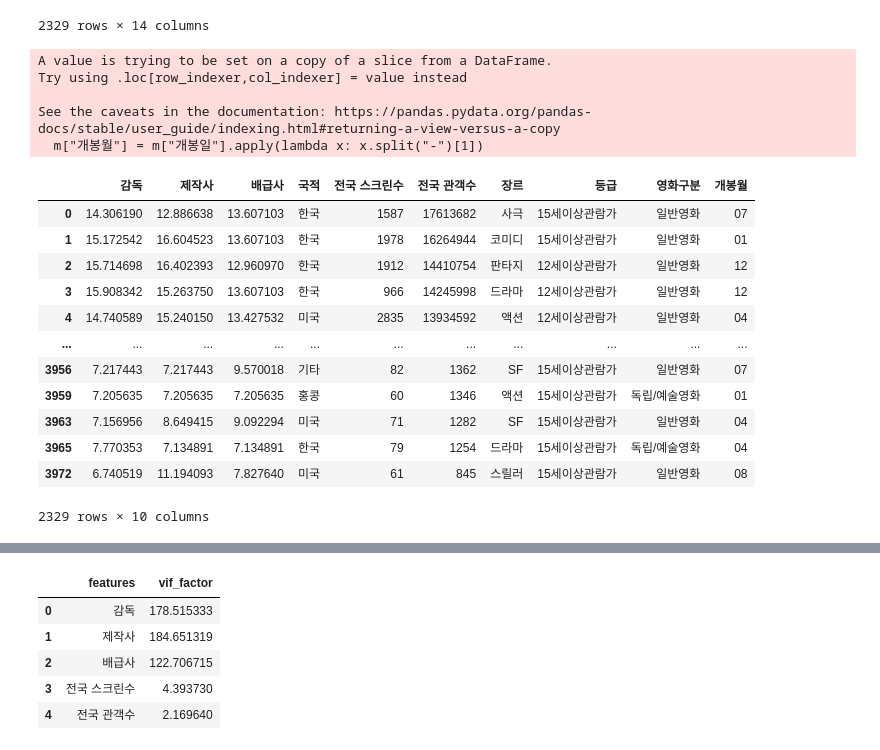
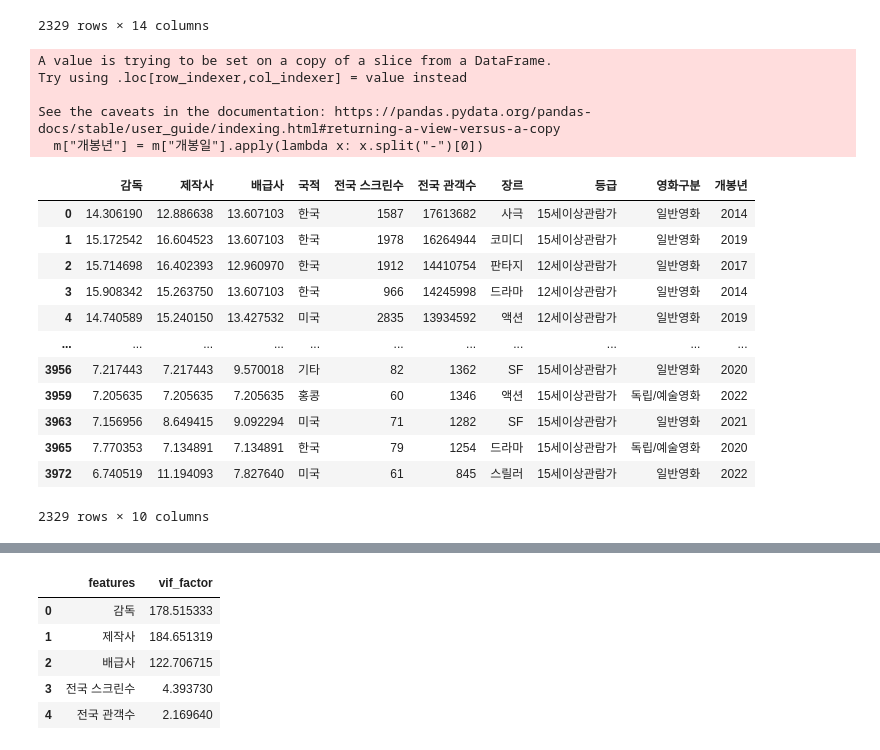
Before and after one commit to Dacon-ai-RunningFive/Dacon-AI, a Jupyter notebook: movie/notebooks/preprocessing/preprocessing2.ipynb, the cells around one changed output, grey strips where cells are left out. Cells and saved outputs as stored; diff of their text form; code cells hidden in the pictures.

```diff
--- a/movie/notebooks/preprocessing/preprocessing2.ipynb
+++ b/movie/notebooks/preprocessing/preprocessing2.ipynb
@@ -101,31 +101,31 @@ See the caveats in the documentation: https://pandas.pydata.org/pandas-docs/stab
 | 3972 | 락다운 213주 | 6.740519 | 11.194093 | 7.827640 | 2022-08-31 | 미국 | 61 | 7.664799e+06 | 845 | 3.573900e+06 | 381 | ... |
 2329 rows × 14 columns
 # %%
-# 개봉일에서 개봉월만 추출
-m["개봉월"] = m["개봉일"].apply(lambda x: x.split("-")[1])
+# 개봉일에서 개봉년만 추출
+m["개봉년"] = m["개봉일"].apply(lambda x: x.split("-")[0])
 
 # 영화명, 개봉일 컬럼 삭제
 m = m.drop(["영화명", "개봉일", "전국 매출액", "서울 매출액", "서울 관객수"], axis=1)
 
 m
 # %% [output]
 A value is trying to be set on a copy of a slice from a DataFrame.
 Try using .loc[row_indexer,col_indexer] = value instead
 
 See the caveats in the documentation: https://pandas.pydata.org/pandas-docs/stable/user_guide/indexing.html#returning-a-view-versus-a-copy
-  m["개봉월"] = m["개봉일"].apply(lambda x: x.split("-")[1])
+  m["개봉년"] = m["개봉일"].apply(lambda x: x.split("-")[0])
-|  | 감독 | 제작사 | 배급사 | 국적 | 전국 스크린수 | 전국 관객수 | 장르 | 등급 | 영화구분 | 개봉월 |
-| 0 | 14.306190 | 12.886638 | 13.607103 | 한국 | 1587 | 17613682 | 사극 | 15세이상관람가 | 일반영화 | 07 |
-| 1 | 15.172542 | 16.604523 | 13.607103 | 한국 | 1978 | 16264944 | 코미디 | 15세이상관람가 | 일반영화 | 01 |
-| 2 | 15.714698 | 16.402393 | 12.960970 | 한국 | 1912 | 14410754 | 판타지 | 12세이상관람가 | 일반영화 | 12 |
-| 3 | 15.908342 | 15.263750 | 13.607103 | 한국 | 966 | 14245998 | 드라마 | 12세이상관람가 | 일반영화 | 12 |
-| 4 | 14.740589 | 15.240150 | 13.427532 | 미국 | 2835 | 13934592 | 액션 | 12세이상관람가 | 일반영화 | 04 |
+|  | 감독 | 제작사 | 배급사 | 국적 | 전국 스크린수 | 전국 관객수 | 장르 | 등급 | 영화구분 | 개봉년 |
+| 0 | 14.306190 | 12.886638 | 13.607103 | 한국 | 1587 | 17613682 | 사극 | 15세이상관람가 | 일반영화 | 2014 |
+| 1 | 15.172542 | 16.604523 | 13.607103 | 한국 | 1978 | 16264944 | 코미디 | 15세이상관람가 | 일반영화 | 2019 |
+| 2 | 15.714698 | 16.402393 | 12.960970 | 한국 | 1912 | 14410754 | 판타지 | 12세이상관람가 | 일반영화 | 2017 |
+| 3 | 15.908342 | 15.263750 | 13.607103 | 한국 | 966 | 14245998 | 드라마 | 12세이상관람가 | 일반영화 | 2014 |
+| 4 | 14.740589 | 15.240150 | 13.427532 | 미국 | 2835 | 13934592 | 액션 | 12세이상관람가 | 일반영화 | 2019 |
 | ... | ... | ... | ... | ... | ... | ... | ... | ... | ... | ... |
-| 3956 | 7.217443 | 7.217443 | 9.570018 | 기타 | 82 | 1362 | SF | 15세이상관람가 | 일반영화 | 07 |
-| 3959 | 7.205635 | 7.205635 | 7.205635 | 홍콩 | 60 | 1346 | 액션 | 15세이상관람가 | 독립/예술영화 | 01 |
-| 3963 | 7.156956 | 8.649415 | 9.092294 | 미국 | 71 | 1282 | SF | 15세이상관람가 | 일반영화 | 04 |
-| 3965 | 7.770353 | 7.134891 | 7.134891 | 한국 | 79 | 1254 | 드라마 | 15세이상관람가 | 독립/예술영화 | 04 |
-| 3972 | 6.740519 | 11.194093 | 7.827640 | 미국 | 61 | 845 | 스릴러 | 15세이상관람가 | 일반영화 | 08 |
+| 3956 | 7.217443 | 7.217443 | 9.570018 | 기타 | 82 | 1362 | SF | 15세이상관람가 | 일반영화 | 2020 |
+| 3959 | 7.205635 | 7.205635 | 7.205635 | 홍콩 | 60 | 1346 | 액션 | 15세이상관람가 | 독립/예술영화 | 2022 |
+| 3963 | 7.156956 | 8.649415 | 9.092294 | 미국 | 71 | 1282 | SF | 15세이상관람가 | 일반영화 | 2021 |
+| 3965 | 7.770353 | 7.134891 | 7.134891 | 한국 | 79 | 1254 | 드라마 | 15세이상관람가 | 독립/예술영화 | 2020 |
+| 3972 | 6.740519 | 11.194093 | 7.827640 | 미국 | 61 | 845 | 스릴러 | 15세이상관람가 | 일반영화 | 2022 |
 2329 rows × 10 columns
 # %%
 # 영화형태, 국적, 장르, 등급, 영화구분 열을 더미 변수로 변환
```
Also changed, not shown: parts of 6 cells of this notebook, 26 other files.
